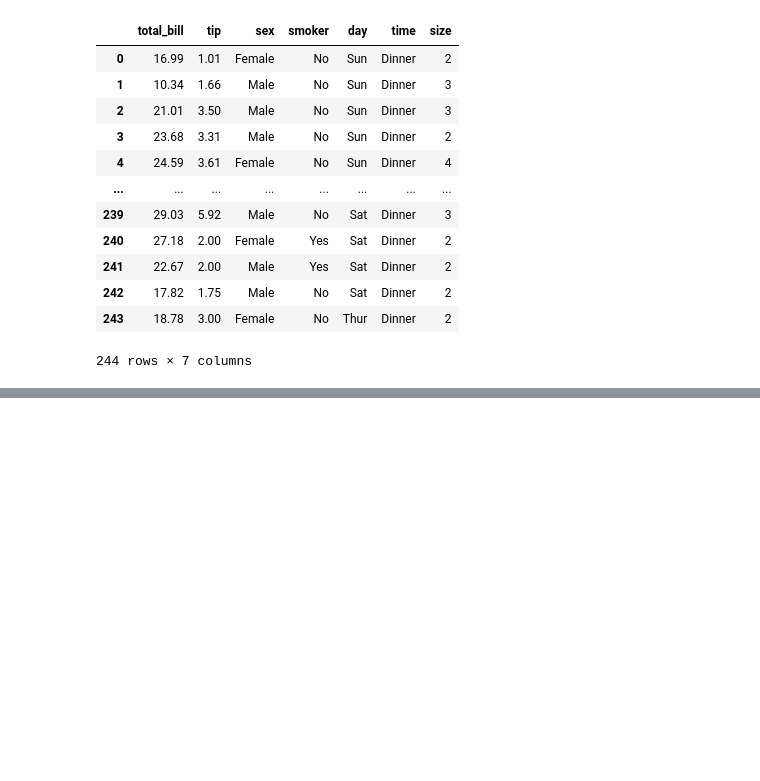
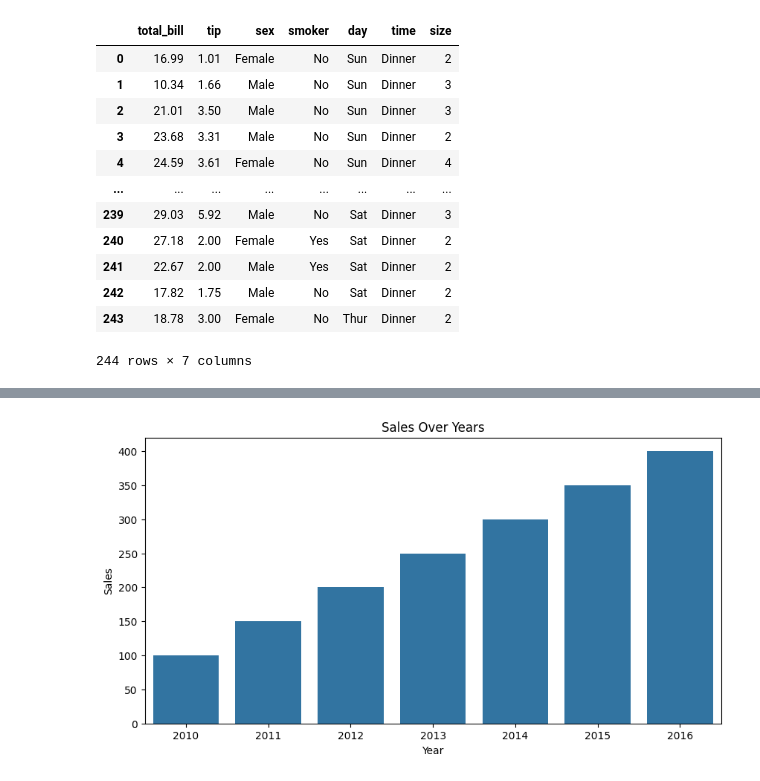
Before and after one commit to AryamBajracharya/ML, a Jupyter notebook: plot.ipynb, the cells around one changed output, grey strips where cells are left out. Cells and saved outputs as stored; diff of their text form; code cells hidden in the pictures; blank space fills up the shorter version.

```diff
--- a/plot.ipynb
+++ b/plot.ipynb
@@ -95,0 +131,11 @@ tips
+# %%
+# Using Seaborn
+
+plt.figure(figsize=(10, 5))
+sns.barplot(x='Year', y='Sales',data=df)
+plt.xlabel('Year')
+plt.ylabel('Sales')
+plt.title('Sales Over Years')
+plt.show()
+# %% [output]
+[figure, added]
```
Also changed, not shown: parts of 13 cells of this notebook.
